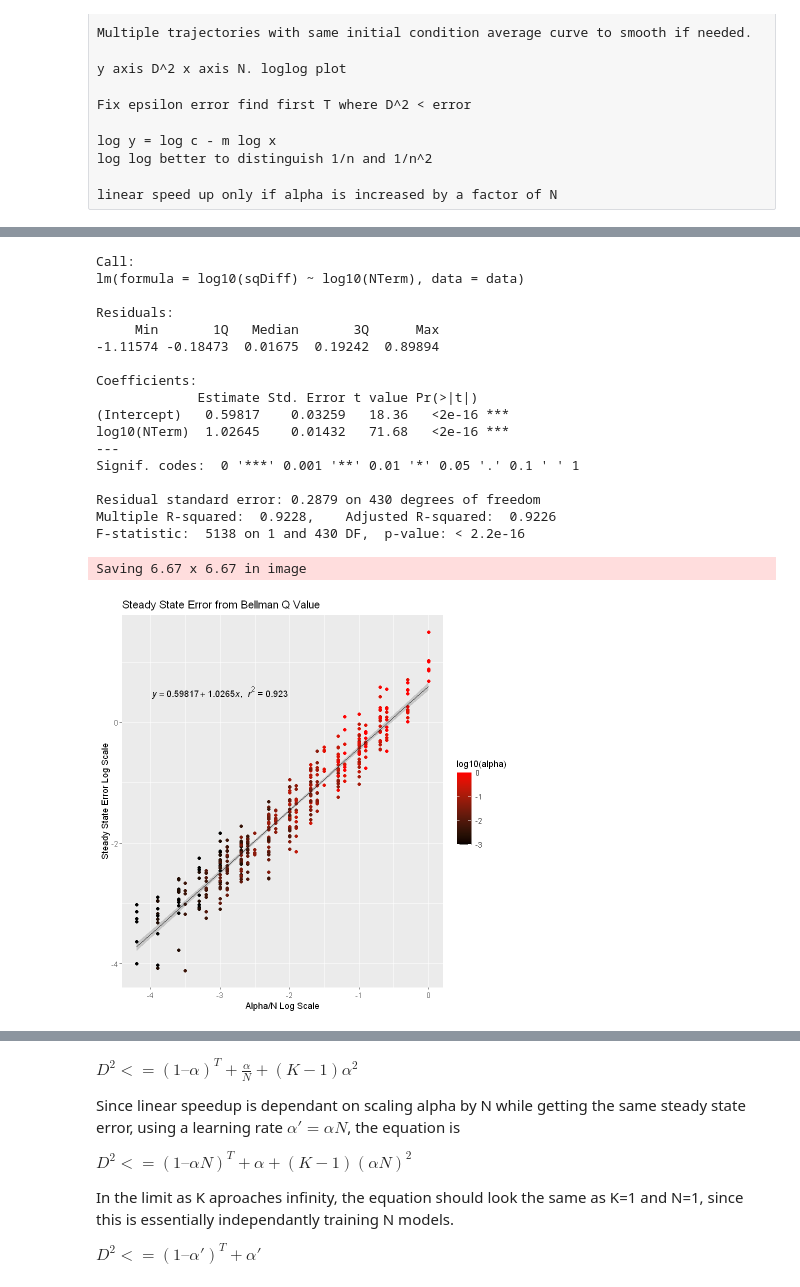
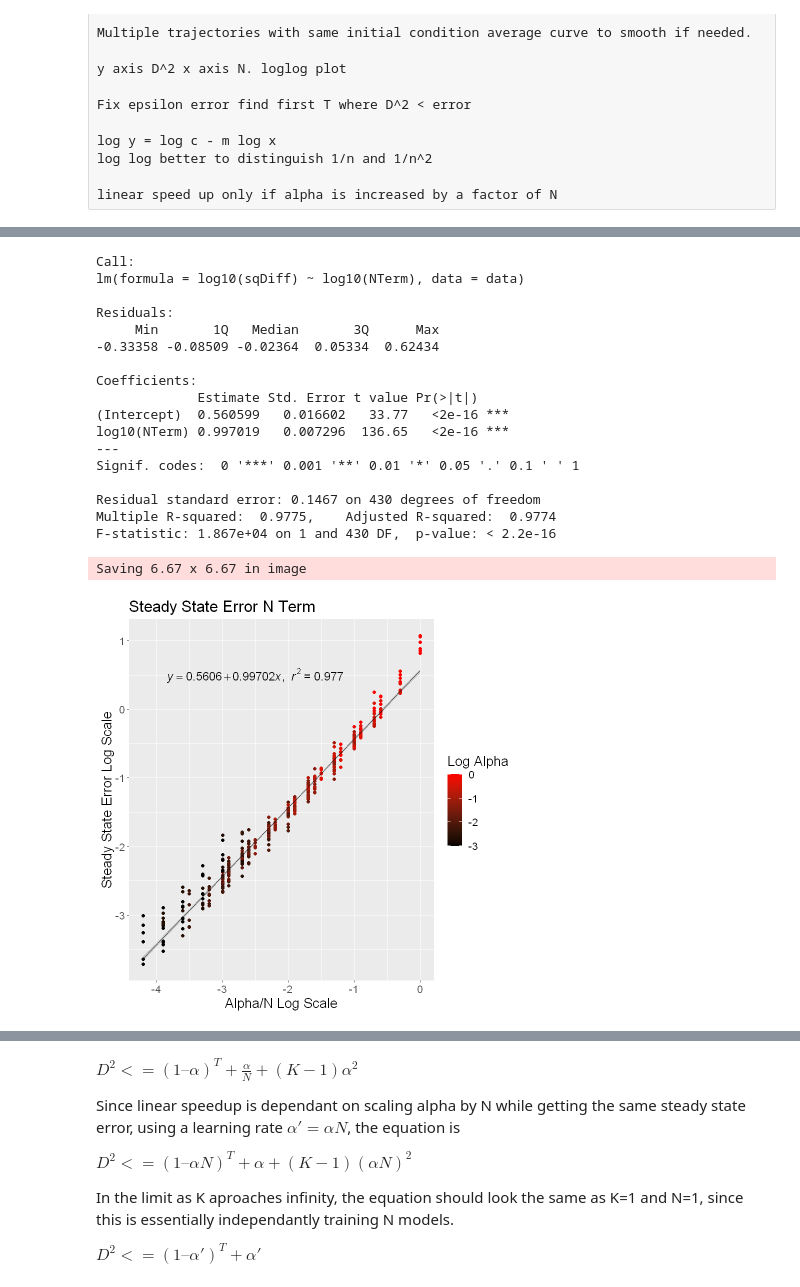
Before and after one commit to MichaelEinhorn/FederatedRL, a Jupyter notebook: graphingR.ipynb, the cells around one changed output, grey strips where cells are left out. Cells and saved outputs as stored; diff of their text form; code cells hidden in the pictures.

```diff
--- a/graphingR.ipynb
+++ b/graphingR.ipynb
@@ -58,18 +58,20 @@ log log better to distinguish 1/n and 1/n^2
 
 linear speed up only if alpha is increased by a factor of N
 # %%
-title <- "steady state error from bellman with epsilon greedy exploration"
+title <- "Steady State Error with Epsilon Greedy Exploration"
 data <- dataFull[dataFull$alpha == 0.01 & (dataFull$syncBackups == 1 | dataFull$syncBackups == -1),]
 N = data$fedP
-sqDiff = data$finalDiff ** 2
+sqDiff = data$finalDiffAvg ** 2
 model <- lm(log10(sqDiff) ~ log10(N), data)
 summary(model)
 predict <- cbind(data, predict(model, interval='confidence', newdata=data))
 
-p <- ggplot(predict, aes(x=log10(N), y=log10(finalDiff ** 2)))
+p <- ggplot(predict, aes(x=log10(N), y=log10(finalDiffAvg ** 2)))
 p <- p + ggtitle(title)
+p <- p + theme(text = element_text(size = 16))
+p <- p + xlab("N Log Scale") + ylab("Error Log Scale")
 p <- p + geom_point(aes(colour = epsilon))
-p <- p + scale_color_gradientn(colors = c("black", "green"))
+p <- p + scale_color_gradientn("Epsilon", colors = c("black", "green"))
 p <- p + geom_line(aes(log10(fedP), fit))
 p <- p + geom_ribbon(aes(ymin=lwr,ymax=upr), alpha=0.2)
 p
@@ -95,18 +97,20 @@ F-statistic: 87.07 on 1 and 28 DF,  p-value: 4.336e-10
 # %%
-title <- "final difference from bellman with different sync frequencies"
+title <- "Steady State Error by Sync Frequency"
 data <- dataFull[dataFull$alpha == 0.01,]
 N = data$fedP
-sqDiff = data$finalDiff ** 2
+sqDiff = data$finalDiffAvg ** 2
 syncLog <- log10(data$syncBackups)
 syncLog[is.nan(syncLog)] <- 0
 model <- lm(log10(sqDiff) ~ log10(N)*syncLog, data)
 summary(model)
 predict <- cbind(data, predict(model, interval='confidence', newdata=data))
 
-p <- ggplot(predict, aes(x=log10(N), y=log10(finalDiff ** 2)))
+p <- ggplot(predict, aes(x=log10(N), y=log10(finalDiffAvg ** 2)))
 p <- p + ggtitle(title)
+p <- p + theme(text = element_text(size = 16))
+p <- p + xlab("N Log Scale") + ylab("Error Log Scale")
 p <- p + geom_point(aes(color = syncLog))
-p <- p + scale_color_gradientn(colors = c("black", "cyan"))
+p <- p + scale_color_gradientn("Log K", colors = c("black", "cyan"))
 p
 # %% [output]
 Warning message in eval(expr, envir, enclos):
@@ -134,16 +138,18 @@ F-statistic: 57.46 on 3 and 122 DF,  p-value: < 2.2e-16
 # %%
-title <- "final difference from bellman with different alpha"
+title <- "Steady State Error by Alpha"
 data <- dataFull[(dataFull$syncBackups == 1 | dataFull$syncBackups == -1),]
 N = data$fedP
-sqDiff = data$finalDiff ** 2
-model <- lm(log10(sqDiff) ~ log10(N)*log10(alpha), data)
+sqDiff = data$finalDiffAvg ** 2
+model <- lm(log10(sqDiff) ~ log10(N) + log10(alpha), data)
 summary(model)
 predict <- cbind(data, predict(model, interval='confidence', newdata=data))
 
-p <- ggplot(predict, aes(x=log10(N), y=log10(finalDiff ** 2)))
+p <- ggplot(predict, aes(x=log10(N), y=log10(finalDiffAvg ** 2)))
 p <- p + ggtitle(title)
+p <- p + theme(text = element_text(size = 16))
+p <- p + xlab("N Log Scale") + ylab("Error Log Scale")
 p <- p + geom_point(aes(color = alpha))
-p <- p + scale_color_gradientn(colors = c("black", "red"))
+p <- p + scale_color_gradientn("Alpha", colors = c("black", "red"))
 p
 # %% [output]
 Call:
@@ -169,41 +174,42 @@ F-statistic:  1707 on 3 and 428 DF,  p-value: < 2.2e-16
 # %%
-title <- "Steady State Error from Bellman Q Value"
+title <- "Steady State Error N Term"
 data <- dataFull[(dataFull$syncBackups == 1 | dataFull$syncBackups == -1),]
 NTerm = data$alpha/data$fedP
-sqDiff = data$finalDiff ** 2
+sqDiff = data$finalDiffAvg ** 2
 model <- lm(log10(sqDiff) ~ log10(NTerm), data)
 summary(model)
 predict <- cbind(data, predict(model, interval='confidence', newdata=data))
 
-p <- ggplot(predict, aes(x=log10(NTerm), y=log10(finalDiff ** 2)))
+p <- ggplot(predict, aes(x=log10(NTerm), y=log10(finalDiffAvg ** 2)))
 p <- p + ggtitle(title)
 p <- p + xlab("Alpha/N Log Scale") + ylab("Steady State Error Log Scale")
-p <- p + annotate("text", x=-3, y=0.5, label= lm_eqn(model), parse = TRUE)
+p <- p + theme(text = element_text(size = 16))
+p <- p + annotate("text", x=-2.5, y=0.5, label= lm_eqn(model), parse = TRUE, size=5)
 p <- p + geom_point(aes(color = log10(alpha)))
-p <- p + scale_color_gradientn(colors = c("black", "red"))
+p <- p + scale_color_gradientn("Log Alpha", colors = c("black", "red"))
 p <- p + geom_line(aes(log10(NTerm), fit))
 p <- p + geom_ribbon(aes(ymin=lwr,ymax=upr), alpha=0.2)
 p
 
 ggsave(filename=gsub(" ", "", paste("featuredGraphs/", title, ".png"), fixed = TRUE), plot=p, device="png")
 # %% [output]
 Call:
 lm(formula = log10(sqDiff) ~ log10(NTerm), data = data)
 
 Residuals:
      Min       1Q   Median       3Q      Max
--1.11574 -0.18473  0.01675  0.19242  0.89894
+-0.33358 -0.08509 -0.02364  0.05334  0.62434
 
 Coefficients:
              Estimate Std. Error t value Pr(>|t|)
-(Intercept)   0.59817    0.03259   18.36   <2e-16 ***
-log10(NTerm)  1.02645    0.01432   71.68   <2e-16 ***
+(Intercept)  0.560599   0.016602   33.77   <2e-16 ***
+log10(NTerm) 0.997019   0.007296  136.65   <2e-16 ***
 ---
 Signif. codes:  0 '***' 0.001 '**' 0.01 '*' 0.05 '.' 0.1 ' ' 1
 
-Residual standard error: 0.2879 on 430 degrees of freedom
-Multiple R-squared:  0.9228,    Adjusted R-squared:  0.9226
-F-statistic:  5138 on 1 and 430 DF,  p-value: < 2.2e-16
+Residual standard error: 0.1467 on 430 degrees of freedom
+Multiple R-squared:  0.9775,    Adjusted R-squared:  0.9774
+F-statistic: 1.867e+04 on 1 and 430 DF,  p-value: < 2.2e-16
 Saving 6.67 x 6.67 in image
-[figure, old version]
+[figure, new version]
 # %%
```
Also changed, not shown: parts of 12 cells of this notebook, 12 other files.
